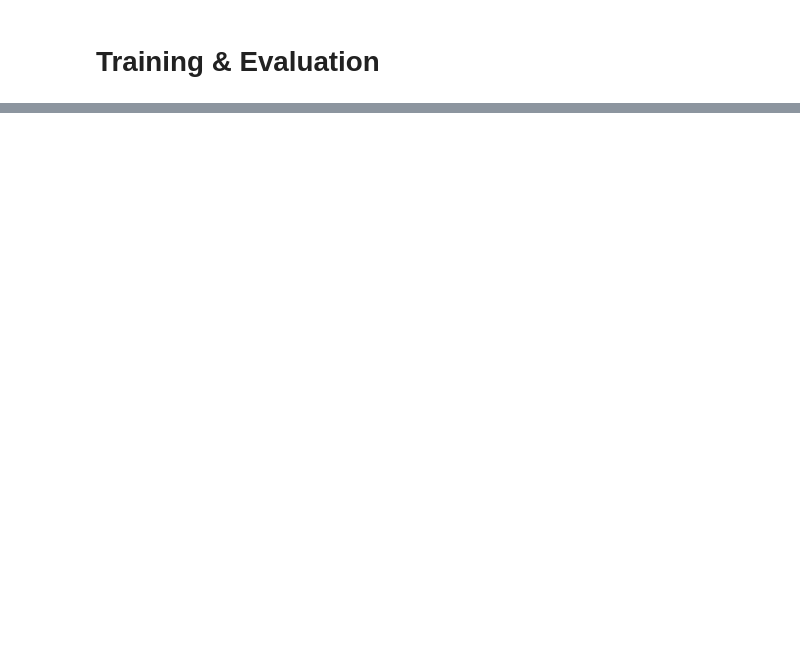
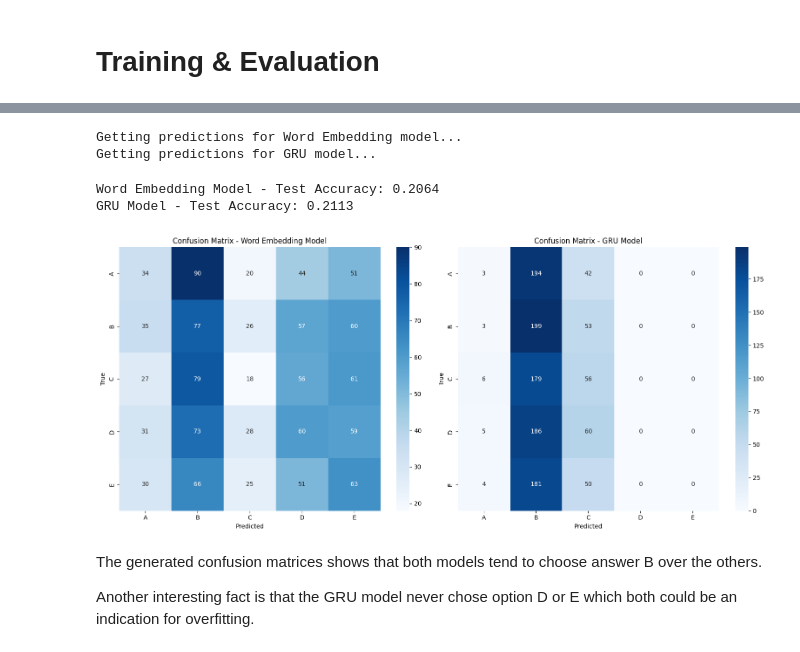
Before and after one commit to xXTime-OnXx/hslu-fs25, a Jupyter notebook: nlp/project_1/commonsense_qa.ipynb, the cells around one changed output, grey strips where cells are left out. Drawn from its saved outputs; the diff is of its cells as text; code cells hidden in the pictures; blank space fills up the shorter version.

```diff
--- a/nlp/project_1/commonsense_qa.ipynb
+++ b/nlp/project_1/commonsense_qa.ipynb
@@ -842,0 +1005,10 @@ Find logs at: ./wandb/run-20250407_165004-vkzftbe7/logs
+# %%
+device = torch.device('mps' if torch.backends.mps.is_available() else 'cpu')
+
+# Create test datasets for both models
+test_emb_data = CommonsenseQADataset(test_dataset, fasttext_model)
+test_rnn_data = CommonsenseQARNNDataset(test_dataset, wv)
+
+# Create test dataloaders
+test_emb_loader = DataLoader(test_emb_data, batch_size=batch_size)
+test_rnn_loader = DataLoader(test_rnn_data, batch_size=batch_size)
@@ -842,0 +1017,10 @@ Find logs at: ./wandb/run-20250407_165004-vkzftbe7/logs
+# %%
+emb_model_path = 'checkpoints/best_fastText-emb-classifier_model.pt'
+emb_model.load_state_dict(torch.load(emb_model_path)["model_state_dict"])
+emb_model.to(device)
+emb_model.eval()
+
+gru_model_path = 'checkpoints/best_fastText-gru-classifier_model.pt'
+gru_model.load_state_dict(torch.load(gru_model_path)["model_state_dict"])
+gru_model.to(device)
+gru_model.eval()
@@ -842,0 +1079,58 @@ Find logs at: ./wandb/run-20250407_165004-vkzftbe7/logs
+# %%
+print("Getting predictions for Word Embedding model...")
+emb_preds, emb_labels = get_predictions_emb(emb_model, test_emb_loader, device)
+
+print("Getting predictions for GRU model...")
+rnn_preds, rnn_labels = get_predictions_rnn(gru_model, test_rnn_loader, device)
+
+# Calculate evaluation metrics
+def calculate_metrics(preds, labels):
+    # Calculate accuracy
+    accuracy = np.mean(preds == labels)
+    # Create confusion matrix
+    cm = confusion_matrix(labels, preds)
+    # Create classification report
+    report = classification_report(labels, preds, output_dict=True)
+    return accuracy, cm, report
+
+# Calculate metrics for both models
+emb_accuracy, emb_cm, emb_report = calculate_metrics(emb_preds, emb_labels)
+rnn_accuracy, rnn_cm, rnn_report = calculate_metrics(rnn_preds, rnn_labels)
+
+print(f"Word Embedding Model - Test Accuracy: {emb_accuracy:.4f}")
+print(f"GRU Model - Test Accuracy: {rnn_accuracy:.4f}")
+
+# Plot confusion matrices
+plt.figure(figsize=(16, 7))
+
+# Plot confusion matrix for Word Embedding model
+plt.subplot(1, 2, 1)
+sns.heatmap(emb_cm, annot=True, fmt='d', cmap='Blues',
+            xticklabels=['A', 'B', 'C', 'D', 'E'],
+            yticklabels=['A', 'B', 'C', 'D', 'E'])
+plt.title('Confusion Matrix - Word Embedding Model')
+plt.xlabel('Predicted')
+plt.ylabel('True')
+
+# Plot confusion matrix for GRU model
+plt.subplot(1, 2, 2)
+sns.heatmap(rnn_cm, annot=True, fmt='d', cmap='Blues',
+            xticklabels=['A', 'B', 'C', 'D', 'E'],
+            yticklabels=['A', 'B', 'C', 'D', 'E'])
+plt.title('Confusion Matrix - GRU Model')
+plt.xlabel('Predicted')
+plt.ylabel('True')
+
+plt.tight_layout()
+plt.savefig('confusion_matrices.png')
+plt.show()
+# %% [output]
+Getting predictions for Word Embedding model...
+Getting predictions for GRU model...
+Word Embedding Model - Test Accuracy: 0.2064
+GRU Model - Test Accuracy: 0.2113
+[figure, added]
+# %% [markdown]
+The generated confusion matrices shows that both models tend to choose answer B over the others.
+
+Another interesting fact is that the GRU model never chose option D or E which both could be an indication for overfitting.
```
Also changed, not shown: parts of 47 cells of this notebook.
